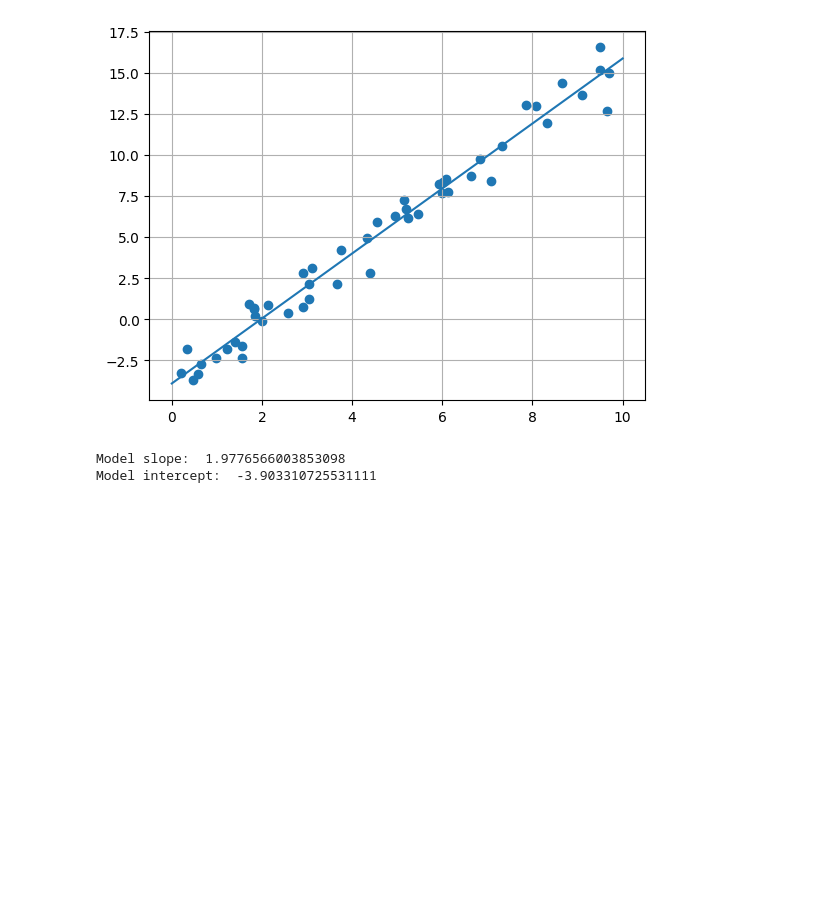
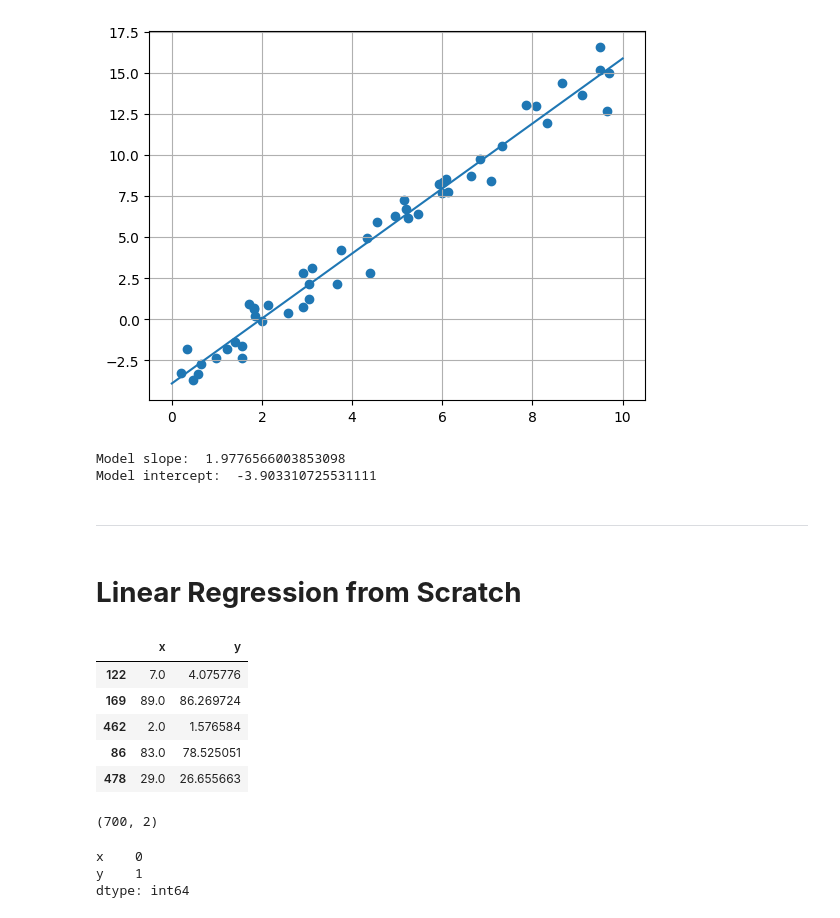
Before and after one commit to sahilkhan-7/Machine-Learning-basic-to-advance, a Jupyter notebook: Regression/linear_regression.ipynb, the cells around one changed output. Saved outputs shown, nothing was run; the diff lists cells and outputs as text; code cells hidden in the pictures; blank space fills up the shorter version.

Commit message:
Linear Regression

```diff
--- a/Regression/linear_regression.ipynb
+++ b/Regression/linear_regression.ipynb
@@ -54,3 +56,7 @@ print("Model intercept: ", lr.intercept_)
 # %% [output]
 Model slope:  1.9776566003853098
 Model intercept:  -3.903310725531111
+# %% [markdown]
+---
+# %% [markdown]
+# <font color = 'sky-blue'><b>Linear Regression from Scratch</b></font>
@@ -56,0 +69,21 @@ Model intercept:  -3.903310725531111
+# %%
+df = pd.read_csv('data_for_lr.csv')
+# %%
+df.sample(5)
+# %% [output]
+|  | x | y |
+| 122 | 7.0 | 4.075776 |
+| 169 | 89.0 | 86.269724 |
+| 462 | 2.0 | 1.576584 |
+| 86 | 83.0 | 78.525051 |
+| 478 | 29.0 | 26.655663 |
+# %%
+df.shape
+# %% [output]
+(700, 2)
+# %%
+df.isnull().sum()
+# %% [output]
+x    0
+y    1
+dtype: int64
```
Also changed, not shown: parts of 28 cells of this notebook.
